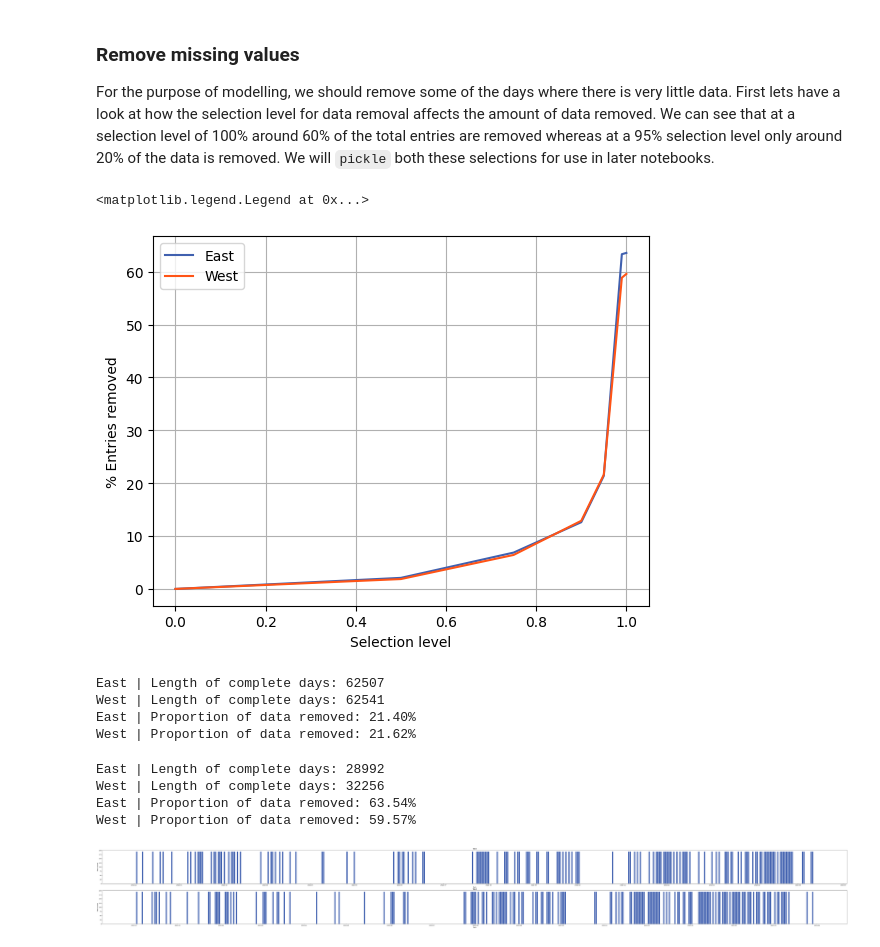
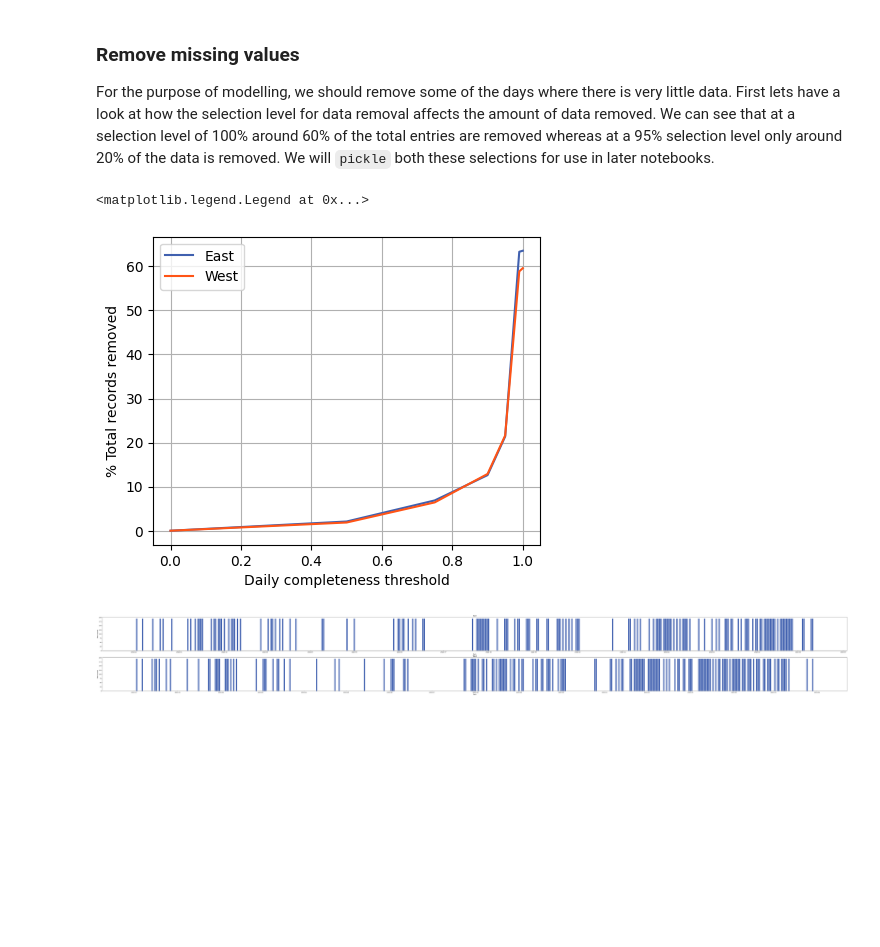
Before and after one commit to carrowmw/mres-project, a Jupyter notebook: analysis_files/2.4_Data_Quality_Report.ipynb, the cells around one changed output. Cells and saved outputs as stored; diff of their text form; code cells hidden in the pictures; blank space fills up the shorter version.

```diff
--- a/analysis_files/2.4_Data_Quality_Report.ipynb
+++ b/analysis_files/2.4_Data_Quality_Report.ipynb
@@ -122,88 +122,35 @@ For the purpose of modelling, we should remove some of the days where there is v
 # %%
 # group by date and count number of entries for each date
 east_date_counts = east_df.groupby("date").size()
 west_date_counts = west_df.groupby("date").size()
 
 
 completeness_east = []
 completeness_west = []
 
 selection_level = [0, 0.5, 0.75, 0.9, 0.95, 0.99, 1]
 
 for i in [0, 0.5, 0.75, 0.9, 0.95, 0.99, 1]:
     threshold = i * 192
     # find the dates that have at least threshold number of entries
     east_valid_dates = east_date_counts[east_date_counts >= threshold].index
     west_valid_dates = west_date_counts[west_date_counts >= threshold].index
     # select only the rows that have a date in valid_dates
     east_df_selected = east_df[east_df["date"].isin(east_valid_dates)]
     west_df_selected = west_df[west_df["date"].isin(west_valid_dates)]
     completeness_east.append((1 - len(east_df_selected) / len(east_df)) * 100)
     completeness_west.append((1 - len(west_df_selected) / len(west_df)) * 100)
 
 # visualise the results
+plt.figure(figsize=(5, 4))
 plt.plot(selection_level, completeness_east, label="East")
 plt.plot(selection_level, completeness_west, label="West")
-plt.xlabel("Selection level")
-plt.ylabel("% Entries removed")
+plt.xlabel("Daily completeness threshold")
+plt.ylabel("% Total records removed")
 plt.grid(True)
 plt.legend()
 # %% [output]
 <matplotlib.legend.Legend at 0x...>
-[figure, old version]
+[figure, new version]
-# %%
-# calculate threshold for 100% completeness
-threshold = 0.95 * 192  # 192 = 24 * 4 * 2
-
-# find the dates that have at least threshold number of entries
-east_valid_dates = east_date_counts[east_date_counts >= threshold].index
-west_valid_dates = west_date_counts[west_date_counts >= threshold].index
-# select only the rows that have a date in valid_dates
-east_df_selected = east_df[east_df["date"].isin(east_valid_dates)]
-west_df_selected = west_df[west_df["date"].isin(west_valid_dates)]
-
-print(f"East | Length of complete days: {len(east_df_selected)}")
-print(f"West | Length of complete days: {len(west_df_selected)}")
-print(
-    f"East | Proportion of data removed: {(1 - len(east_df_selected)/len(east_df))*100:.2f}%"
-)
-print(
-    f"West | Proportion of data removed: {(1 - len(west_df_selected)/len(west_df))*100:.2f}%"
-)
-
-east_df_selected.to_pickle(os.path.join(DATA_PATH, "east_095complete_days_df.pkl"))
-west_df_selected.to_pickle(os.path.join(DATA_PATH, "west_095complete_days_df.pkl"))
-# %% [output]
-East | Length of complete days: 62507
-West | Length of complete days: 62541
-East | Proportion of data removed: 21.40%
-West | Proportion of data removed: 21.62%
-# %%
-# calculate threshold for 100% completeness
-threshold = 1 * 192  # 192 = 24 * 4 * 2
-
-# find the dates that have at least threshold number of entries
-east_valid_dates = east_date_counts[east_date_counts >= threshold].index
-west_valid_dates = west_date_counts[west_date_counts >= threshold].index
-# select only the rows that have a date in valid_dates
-east_df_selected = east_df[east_df["date"].isin(east_valid_dates)]
-west_df_selected = west_df[west_df["date"].isin(west_valid_dates)]
-
-print(f"East | Length of complete days: {len(east_df_selected)}")
-print(f"West | Length of complete days: {len(west_df_selected)}")
-print(
-    f"East | Proportion of data removed: {(1 - len(east_df_selected)/len(east_df))*100:.2f}%"
-)
-print(
-    f"West | Proportion of data removed: {(1 - len(west_df_selected)/len(west_df))*100:.2f}%"
-)
-
-east_df_selected.to_pickle(os.path.join(DATA_PATH, "east_complete_days_df.pkl"))
-west_df_selected.to_pickle(os.path.join(DATA_PATH, "west_complete_days_df.pkl"))
-# %% [output]
-East | Length of complete days: 28992
-West | Length of complete days: 32256
-East | Proportion of data removed: 63.54%
-West | Proportion of data removed: 59.57%
 # %%
 import matplotlib.dates as mdates
```
Also changed, not shown: parts of 5 cells of this notebook, 43 other files.
